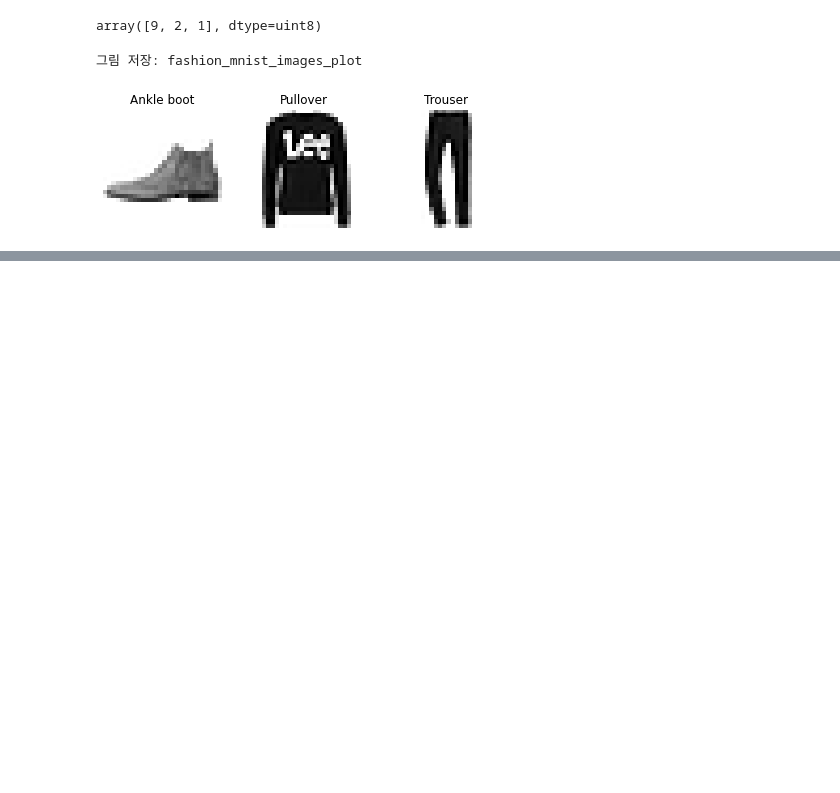
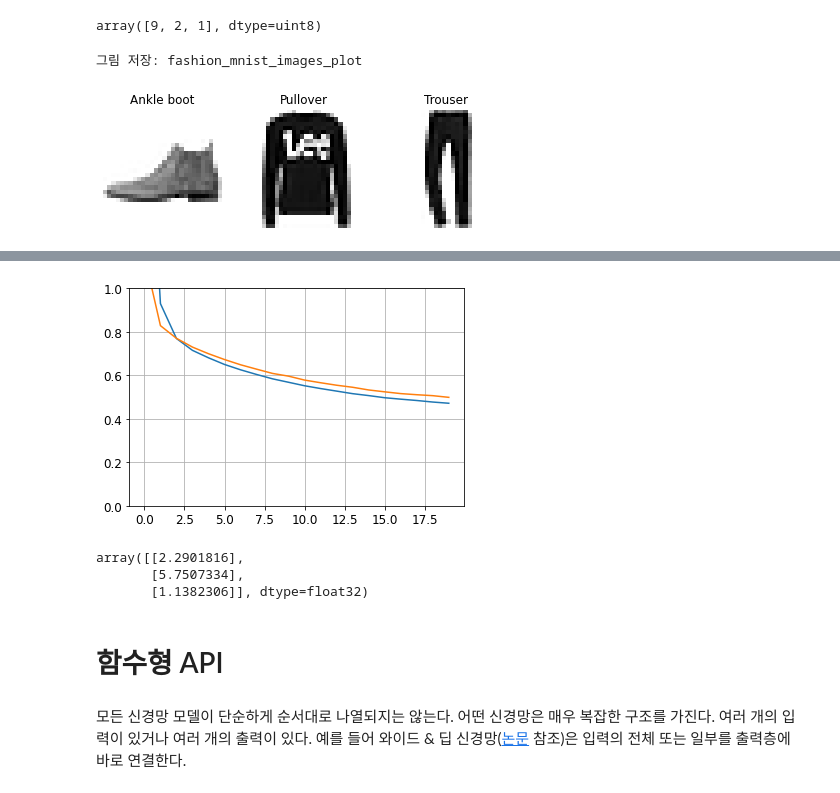
Before and after one commit to r0cd7b/Machine_Learning, a Jupyter notebook: Neural_Nets_With_Keras.ipynb, the cells around one changed output, grey strips where cells are left out. Cells and saved outputs as stored; diff of their text form; code cells hidden in the pictures; blank space fills up the shorter version.

```diff
--- a/Neural_Nets_With_Keras.ipynb
+++ b/Neural_Nets_With_Keras.ipynb
@@ -433,0 +438,21 @@ plt.show()
+# %%
+from sklearn.datasets import fetch_california_housing
+from sklearn.model_selection import train_test_split
+from sklearn.preprocessing import StandardScaler
+
+housing = fetch_california_housing()
+X_train_full, X_test, y_train_full, y_test = train_test_split(housing.data, housing.target)
+X_train, X_valid, y_train, y_valid = train_test_split(X_train_full, y_train_full)
+scaler = StandardScaler()
+X_train = scaler.fit_transform(X_train)
+X_valid = scaler.transform(X_valid)
+X_test = scaler.transform(X_test)
+# %%
+model = keras.models.Sequential(
+    [keras.layers.Dense(30, activation="relu", input_shape=X_train.shape[1:]), keras.layers.Dense(1)]
+)
+model.compile(loss="mean_squared_error", optimizer=keras.optimizers.SGD(learning_rate=1e-3))
+history = model.fit(X_train, y_train, epochs=20, validation_data=(X_valid, y_valid))
+mse_test = model.evaluate(X_test, y_test)
+X_new = X_test[:3]
+y_pred = model.predict(X_new)
@@ -433,0 +477,17 @@ plt.show()
+# %%
+plt.plot(pd.DataFrame(history.history))
+plt.grid(True)
+plt.gca().set_ylim(0, 1)
+plt.show()
+# %% [output]
+[figure, added]
+# %%
+y_pred
+# %% [output]
+array([[2.2901816],
+       [5.7507334],
+       [1.1382306]], dtype=float32)
+# %% [markdown]
+# 함수형 API
+# %% [markdown]
+모든 신경망 모델이 단순하게 순서대로 나열되지는 않는다. 어떤 신경망은 매우 복잡한 구조를 가진다. 여러 개의 입력이 있거나 여러 개의 출력이 있다. 예를 들어 와이드 & 딥 신경망([논문](https://ai.google/research/pubs/pub45413) 참조)은 입력의 전체 또는 일부를 출력층에 바로 연결한다.
```
Also changed, not shown: parts of 19 cells of this notebook, 1 other file.
